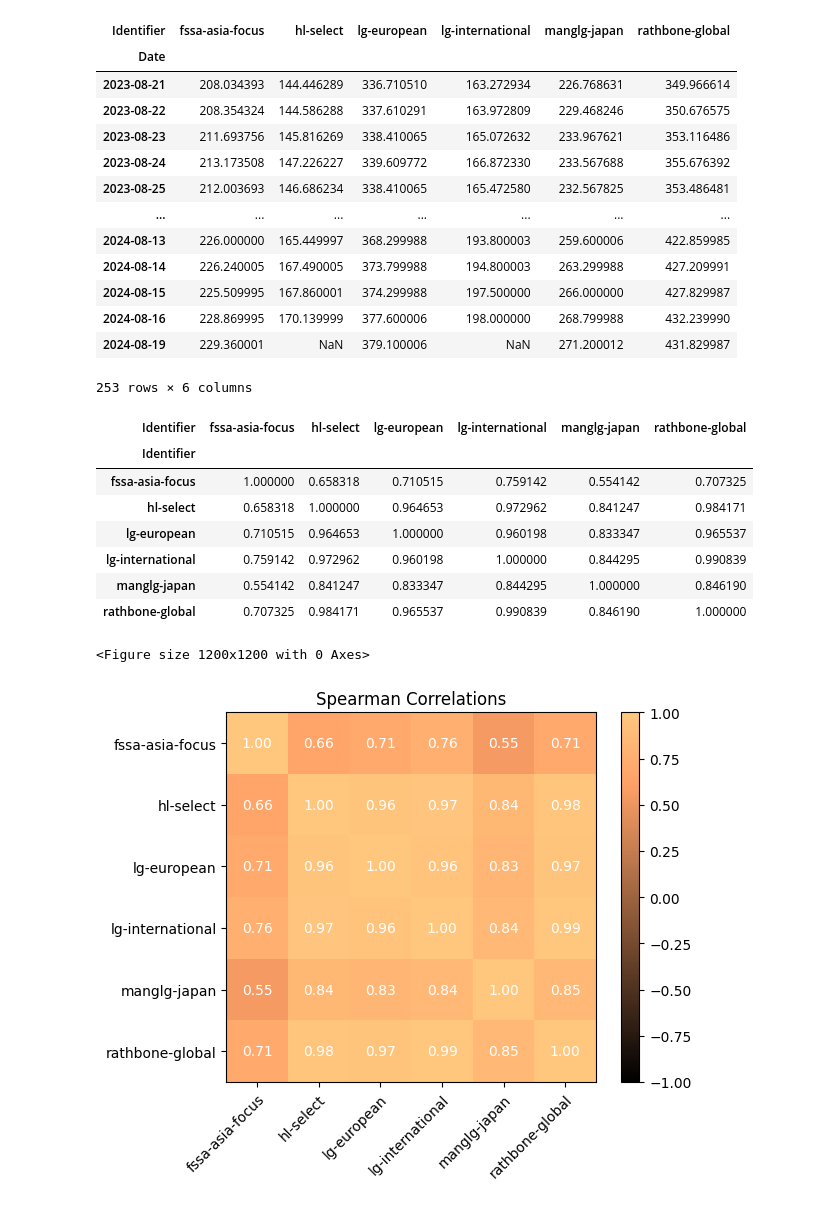
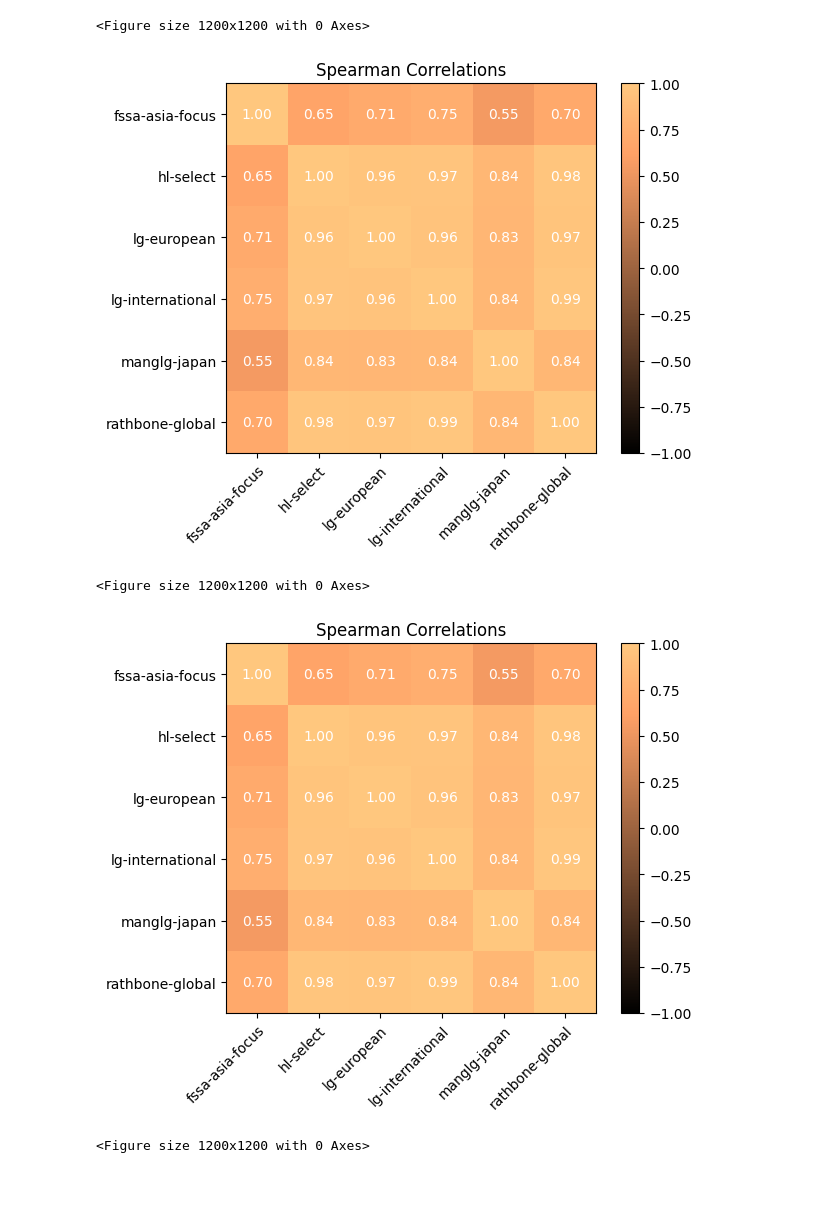
Before and after one commit to Stacky32/python-portfolio-analysis, a Jupyter notebook: PortfolioAnalysis.ipynb, the cells around one changed output. Cells and saved outputs as stored; diff of their text form; code cells hidden in the pictures.

```diff
--- a/PortfolioAnalysis.ipynb
+++ b/PortfolioAnalysis.ipynb
@@ -100,51 +37,26 @@ big_df.head()
-# %%
-pivoted = big_df.pivot(index="Date", columns="Identifier", values="Adj Close")
-pivoted
-# %% [output]
-| Identifier | fssa-asia-focus | hl-select | lg-european | lg-international | manglg-japan | rathbone-global |
-| Date |  |  |  |  |  |  |
-| 2023-08-21 | 208.034393 | 144.446289 | 336.710510 | 163.272934 | 226.768631 | 349.966614 |
-| 2023-08-22 | 208.354324 | 144.586288 | 337.610291 | 163.972809 | 229.468246 | 350.676575 |
-| 2023-08-23 | 211.693756 | 145.816269 | 338.410065 | 165.072632 | 233.967621 | 353.116486 |
-| 2023-08-24 | 213.173508 | 147.226227 | 339.609772 | 166.872330 | 233.567688 | 355.676392 |
-| 2023-08-25 | 212.003693 | 146.686234 | 338.410065 | 165.472580 | 232.567825 | 353.486481 |
-| ... | ... | ... | ... | ... | ... | ... |
-| 2024-08-13 | 226.000000 | 165.449997 | 368.299988 | 193.800003 | 259.600006 | 422.859985 |
-| 2024-08-14 | 226.240005 | 167.490005 | 373.799988 | 194.800003 | 263.299988 | 427.209991 |
-| 2024-08-15 | 225.509995 | 167.860001 | 374.299988 | 197.500000 | 266.000000 | 427.829987 |
-| 2024-08-16 | 228.869995 | 170.139999 | 377.600006 | 198.000000 | 268.799988 | 432.239990 |
-| 2024-08-19 | 229.360001 | NaN | 379.100006 | NaN | 271.200012 | 431.829987 |
-253 rows × 6 columns
 # %%
-c = pivoted.corr(method="pearson")
-display(c)
+# Calculate and plot pearson, spearman, and kendall correlation heatmaps
+for m in ['pearson', 'spearman', 'kendall']:
+    c = pivoted.corr(method='pearson')
+    plt.figure(figsize = (12,12))
+    fig, ax = plt.subplots()
+    data = c.to_numpy()
+    labels = c.columns
+    a = plt.imshow( data , cmap = 'copper' , interpolation = 'nearest', vmin=-1, vmax=1)
+    fig.colorbar(a)
 
-plt.figure(figsize = (12,12))
-fig, ax = plt.subplots()
-data = c.to_numpy()
-labels = c.columns
+    ax.set_xticks(range(len(c)), labels=c.columns, rotation=45, ha='right', rotation_mode='anchor')
+    ax.set_yticks(range(len(c)), labels=c.columns)
+    ax.set_title('Spearman Correlations')
 
+    for i in range(len(labels)):
+        for j in range(len(labels)):
+            ax.text(j, i, f'{data[j, i]:.2f}', ha='center', va='center', color='w')
 
-a = plt.imshow( data , cmap = 'copper' , interpolation = 'nearest', vmin=-1, vmax=1)
-fig.colorbar(a)
-
-ax.set_xticks(range(len(c)), labels=c.columns, rotation=45, ha="right", rotation_mode="anchor")
-ax.set_yticks(range(len(c)), labels=c.columns)
-ax.set_title("Spearman Correlations")
-
-for i in range(len(labels)):
-    for j in range(len(labels)):
-        ax.text(j, i, f"{data[j, i]:.2f}", ha="center", va="center", color="w")
-
-plt.show()
+    plt.show()
 # %% [output]
-| Identifier | fssa-asia-focus | hl-select | lg-european | lg-international | manglg-japan | rathbone-global |
-| Identifier |  |  |  |  |  |  |
-| fssa-asia-focus | 1.000000 | 0.658318 | 0.710515 | 0.759142 | 0.554142 | 0.707325 |
-| hl-select | 0.658318 | 1.000000 | 0.964653 | 0.972962 | 0.841247 | 0.984171 |
-| lg-european | 0.710515 | 0.964653 | 1.000000 | 0.960198 | 0.833347 | 0.965537 |
-| lg-international | 0.759142 | 0.972962 | 0.960198 | 1.000000 | 0.844295 | 0.990839 |
-| manglg-japan | 0.554142 | 0.841247 | 0.833347 | 0.844295 | 1.000000 | 0.846190 |
-| rathbone-global | 0.707325 | 0.984171 | 0.965537 | 0.990839 | 0.846190 | 1.000000 |
 <Figure size 1200x1200 with 0 Axes>
 [figure]
+<Figure size 1200x1200 with 0 Axes>
+[figure, added]
+<Figure size 1200x1200 with 0 Axes>
```
Also changed, not shown: parts of 12 cells of this notebook, 1 other file.
